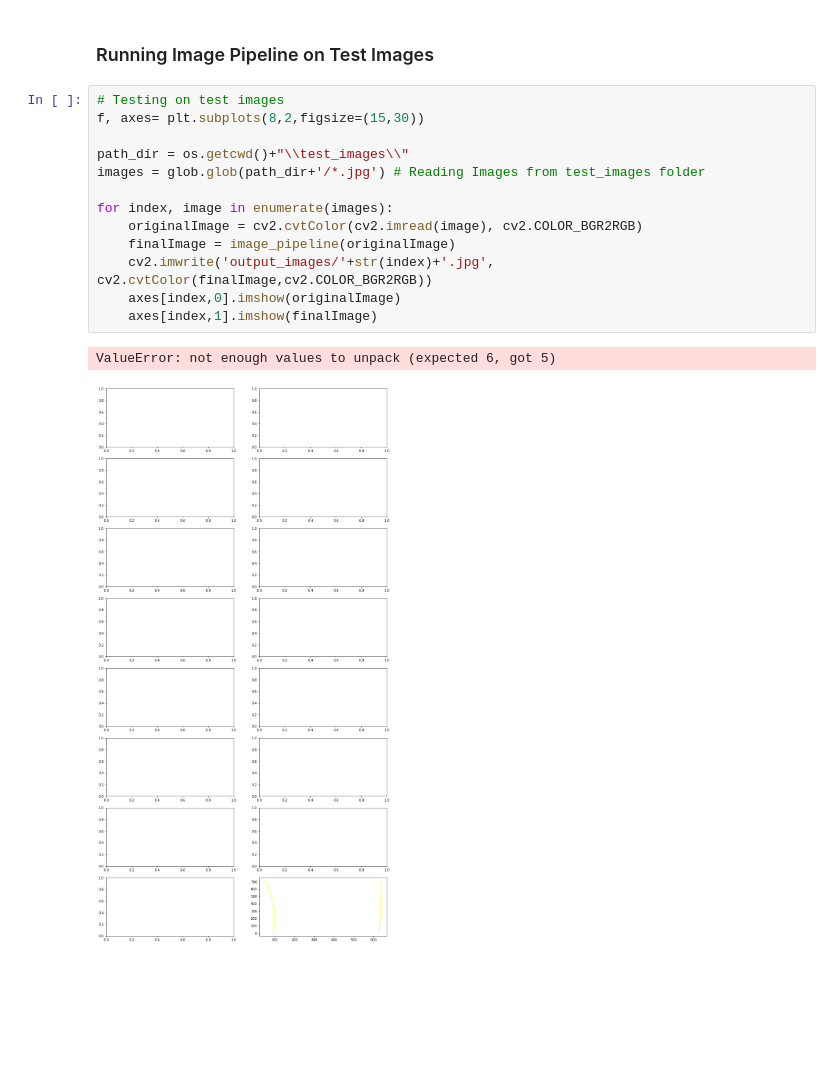
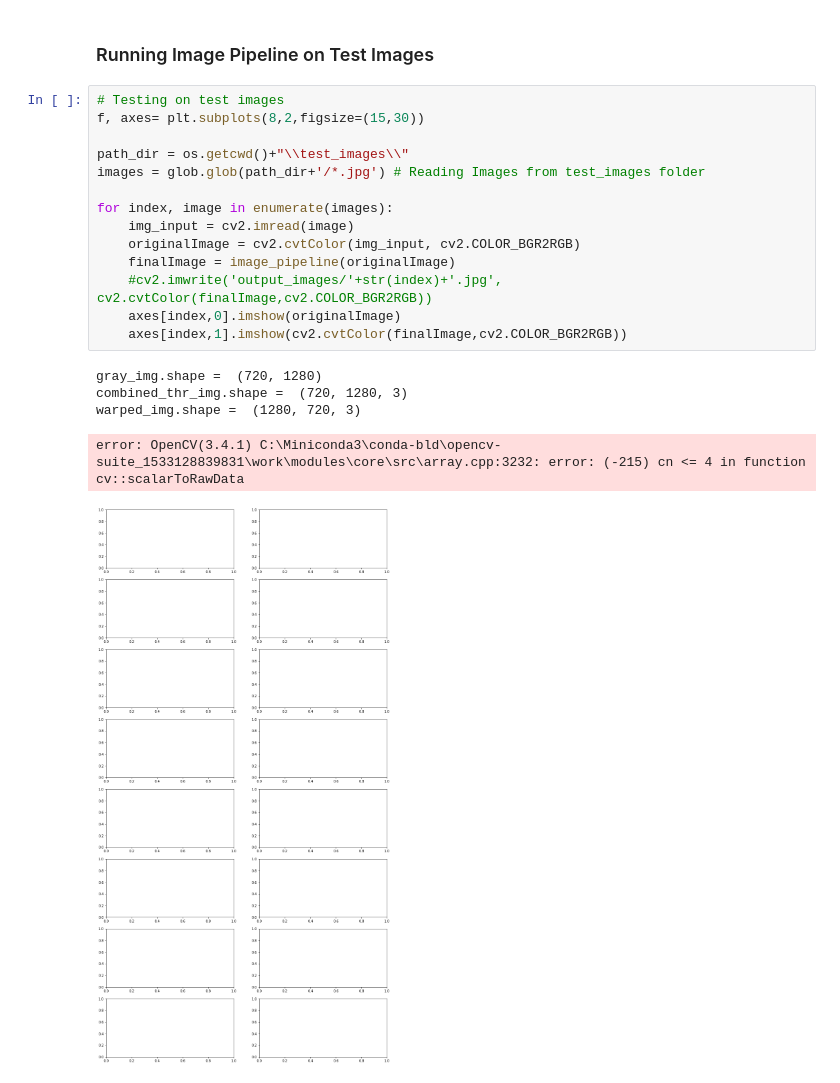
Before and after one commit to jandal487/CarND-Advanced-Lane-Lines, a Jupyter notebook: Stage1_Pipeline_c.ipynb, the cells around one changed output. Saved outputs shown, nothing was run; the diff lists cells and outputs as text; blank space fills up the shorter version.

```diff
--- a/Stage1_Pipeline_c.ipynb
+++ b/Stage1_Pipeline_c.ipynb
@@ -108,16 +119,20 @@ def image_pipeline(original_image):
 # %%
 # Testing on test images
 f, axes= plt.subplots(8,2,figsize=(15,30))
 
 path_dir = os.getcwd()+"\\test_images\\"
 images = glob.glob(path_dir+'/*.jpg') # Reading Images from test_images folder
 
 for index, image in enumerate(images):
-    originalImage = cv2.cvtColor(cv2.imread(image), cv2.COLOR_BGR2RGB)
+    img_input = cv2.imread(image)
+    originalImage = cv2.cvtColor(img_input, cv2.COLOR_BGR2RGB)
     finalImage = image_pipeline(originalImage)
-    cv2.imwrite('output_images/'+str(index)+'.jpg', cv2.cvtColor(finalImage,cv2.COLOR_BGR2RGB))
+    #cv2.imwrite('output_images/'+str(index)+'.jpg', cv2.cvtColor(finalImage,cv2.COLOR_BGR2RGB))
     axes[index,0].imshow(originalImage)
-    axes[index,1].imshow(finalImage)
+    axes[index,1].imshow(cv2.cvtColor(finalImage,cv2.COLOR_BGR2RGB))
 # %% [output]
-ValueError: not enough values to unpack (expected 6, got 5)
+gray_img.shape =  (720, 1280)
+combined_thr_img.shape =  (720, 1280, 3)
+warped_img.shape =  (1280, 720, 3)
+error: OpenCV(3.4.1) C:\Miniconda3\conda-bld\opencv-suite_1533128839831\work\modules\core\src\array.cpp:3232: error: (-215) cn <= 4 in function cv::scalarToRawData
-[figure, old version]
+[figure, new version]
```
Also changed, not shown: parts of 6 cells of this notebook, 2 other files.
